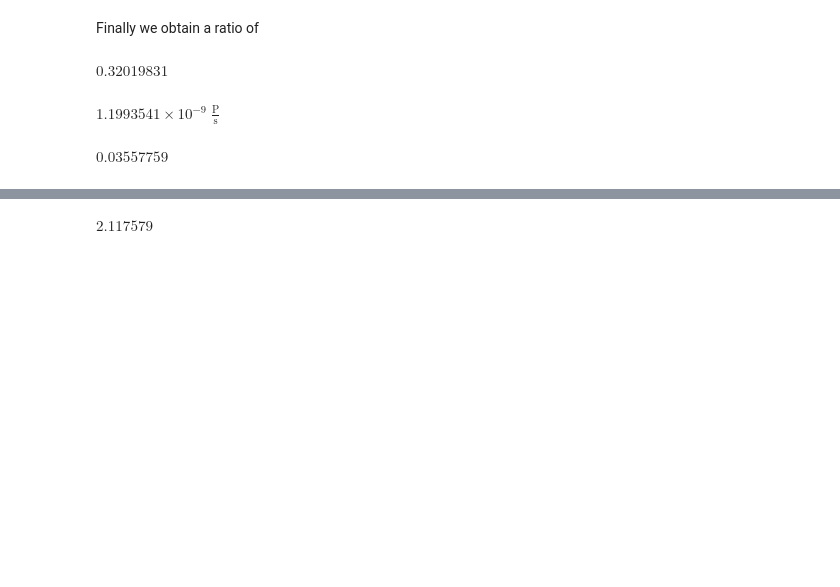
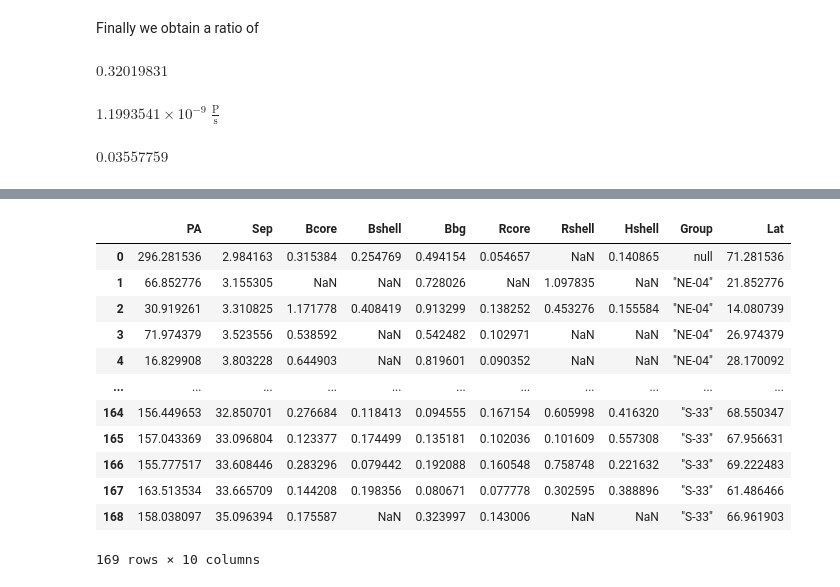
Before and after one commit to will-henney/globule-seminario, a Jupyter notebook: roberto-notebooks/parameters for the globules in M1-67.ipynb, the cells around one changed output, grey strips where cells are left out. Saved outputs shown, nothing was run; the diff lists cells and outputs as text; code cells hidden in the pictures; blank space fills up the shorter version.

```diff
--- a/roberto-notebooks/parameters for the globules in M1-67.ipynb
+++ b/roberto-notebooks/parameters for the globules in M1-67.ipynb
@@ -186,6 +176,21 @@ $2.117579 \; \mathrm{}$
-# %%
-M_loss1=2.0E-5*(u.M_sun/u.yr)
-eta1 = M_loss1*v_inf*(3.0E10)*(u.cm/u.second)/L_bol
-(eta1).cgs
-# %% [output]
-$2.117579 \; \mathrm{}$
+# %%
+from astropy.table import QTable
+
+tab = QTable.read("/home/roberto/globule-seminario/m1-67/m1-67-globule-parameters.ecsv")
+df = tab.to_pandas()
+# %%
+df
+# %% [output]
+|  | PA | Sep | Bcore | Bshell | Bbg | Rcore | Rshell | Hshell | Group | Lat |
+| 0 | 296.281536 | 2.984163 | 0.315384 | 0.254769 | 0.494154 | 0.054657 | NaN | 0.140865 | null | 71.281536 |
+| 1 | 66.852776 | 3.155305 | NaN | NaN | 0.728026 | NaN | 1.097835 | NaN | "NE-04" | 21.852776 |
+| 2 | 30.919261 | 3.310825 | 1.171778 | 0.408419 | 0.913299 | 0.138252 | 0.453276 | 0.155584 | "NE-04" | 14.080739 |
+| 3 | 71.974379 | 3.523556 | 0.538592 | NaN | 0.542482 | 0.102971 | NaN | NaN | "NE-04" | 26.974379 |
+| 4 | 16.829908 | 3.803228 | 0.644903 | NaN | 0.819601 | 0.090352 | NaN | NaN | "NE-04" | 28.170092 |
+| ... | ... | ... | ... | ... | ... | ... | ... | ... | ... | ... |
+| 164 | 156.449653 | 32.850701 | 0.276684 | 0.118413 | 0.094555 | 0.167154 | 0.605998 | 0.416320 | "S-33" | 68.550347 |
+| 165 | 157.043369 | 33.096804 | 0.123377 | 0.174499 | 0.135181 | 0.102036 | 0.101609 | 0.557308 | "S-33" | 67.956631 |
+| 166 | 155.777517 | 33.608446 | 0.283296 | 0.079442 | 0.192088 | 0.160548 | 0.758748 | 0.221632 | "S-33" | 69.222483 |
+| 167 | 163.513534 | 33.665709 | 0.144208 | 0.198356 | 0.080671 | 0.077778 | 0.302595 | 0.388896 | "S-33" | 61.486466 |
+| 168 | 158.038097 | 35.096394 | 0.175587 | NaN | 0.323997 | 0.143006 | NaN | NaN | "S-33" | 66.961903 |
+169 rows × 10 columns
```
Also changed, not shown: parts of 23 cells of this notebook.
